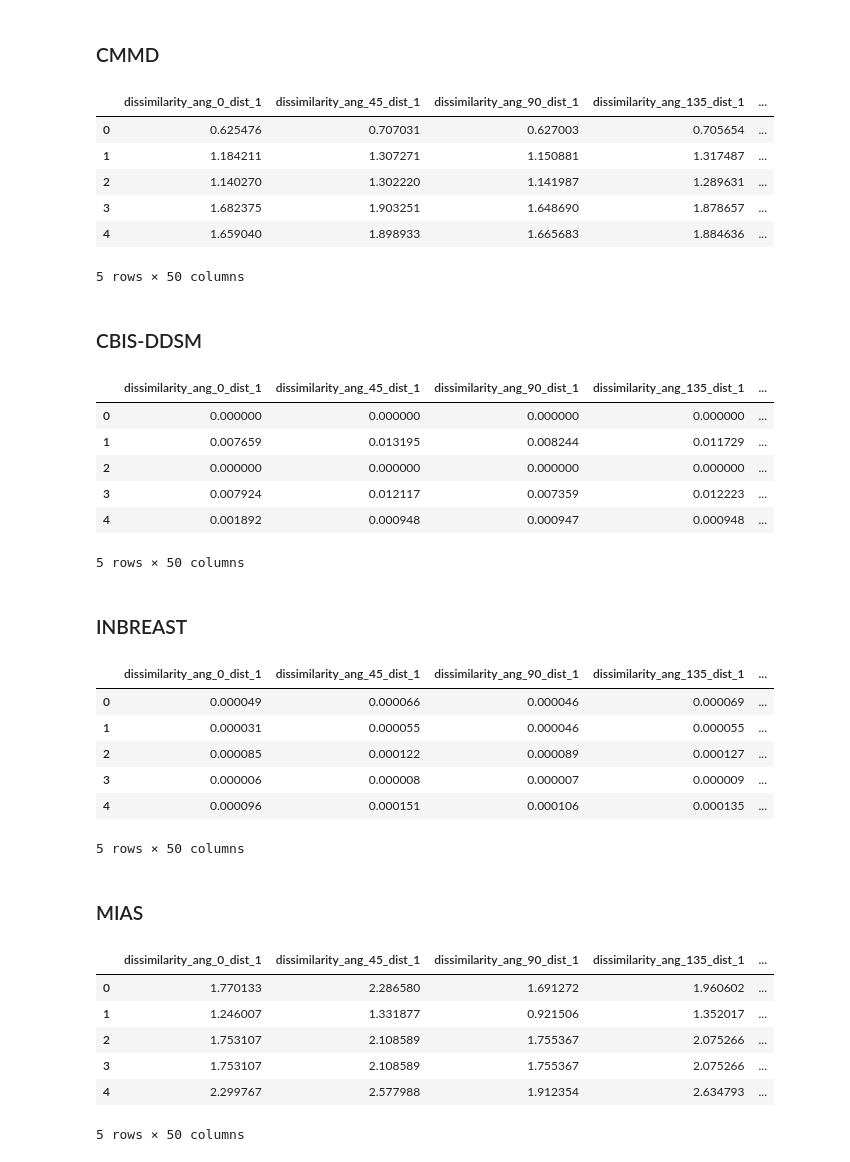
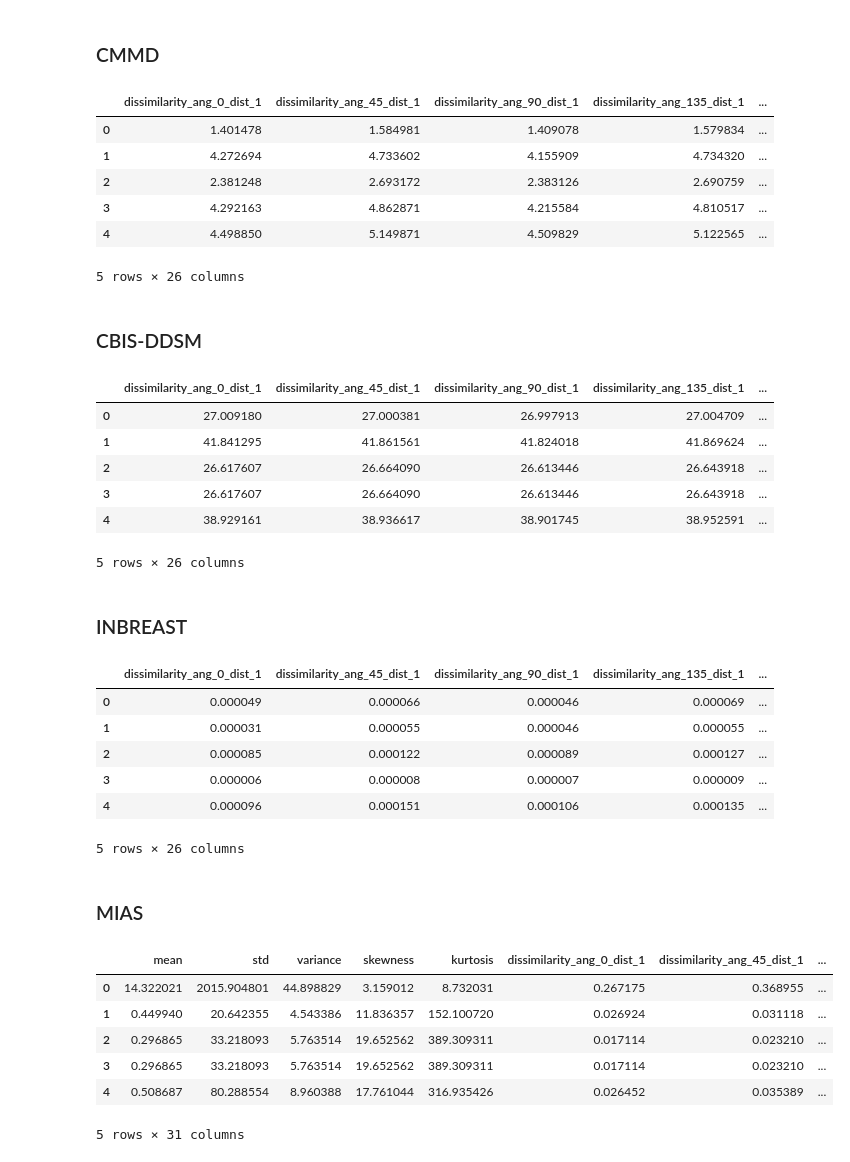
Before and after one commit to matheusssilva991/Radiomica, a Jupyter notebook: src/mamografia/extrair_features_glcm.ipynb, the cells around one changed output. Drawn from its saved outputs; the diff is of its cells as text; code cells hidden in the pictures.

```diff
--- a/src/mamografia/extrair_features_glcm.ipynb
+++ b/src/mamografia/extrair_features_glcm.ipynb
@@ -15,7 +15,7 @@ path_json = "D:\\mathe\\Documents\\PythonNotebooks\\Radiomica\\outputs\\mamograf
 
 angles = [0, np.pi/4, np.pi/2, 3*np.pi/4]
 properties = ['dissimilarity', 'correlation', 'homogeneity', 'contrast', 'ASM', 'energy']
-distances = [1, 3]
+distances = [1]
 # %% [markdown]
 ### CMMD
 # %%
@@ -37,10 +37,12 @@ for metadata in list_metadata:
         dicom_file = dcmread(path_dicom_file)
         image_paths.append(path_dicom_file)
 
-        labels.append(metadata_csv['classification'])
+        labels.append(metadata_csv['classification'].lower())
 
         # Carrega a matriz da imagem original
         image = dicom_file.pixel_array
+        image = cv2.createCLAHE(clipLimit=6.0, tileGridSize=(8,8)).apply(image)
+        image = image.astype(np.uint8)
 
         # Redimensiona a imagem original e salva no array
         if image.max() > 256:
@@ -65,12 +67,12 @@ glcm_df_CMMD.to_csv("../../outputs/mamografia/matriz_glcm_features/matriz_featur
 glcm_df_CMMD.head()
 # %% [output]
 |  | dissimilarity_ang_0_dist_1 | dissimilarity_ang_45_dist_1 | dissimilarity_ang_90_dist_1 | dissimilarity_ang_135_dist_1 | ... |
-| 0 | 0.625476 | 0.707031 | 0.627003 | 0.705654 | ... |
-| 1 | 1.184211 | 1.307271 | 1.150881 | 1.317487 | ... |
-| 2 | 1.140270 | 1.302220 | 1.141987 | 1.289631 | ... |
-| 3 | 1.682375 | 1.903251 | 1.648690 | 1.878657 | ... |
-| 4 | 1.659040 | 1.898933 | 1.665683 | 1.884636 | ... |
+| 0 | 1.401478 | 1.584981 | 1.409078 | 1.579834 | ... |
+| 1 | 4.272694 | 4.733602 | 4.155909 | 4.734320 | ... |
+| 2 | 2.381248 | 2.693172 | 2.383126 | 2.690759 | ... |
+| 3 | 4.292163 | 4.862871 | 4.215584 | 4.810517 | ... |
+| 4 | 4.498850 | 5.149871 | 4.509829 | 5.122565 | ... |
-5 rows × 50 columns
+5 rows × 26 columns
 # %% [markdown]
 ### CBIS-DDSM
 # %%
@@ -84,17 +86,19 @@ image_paths = []
 for metadata in list_metadata:
     metadata_csv = metadata['metadata_csv']
 
-    directory = Path(metadata_csv['cropped_image_path'])
+    directory = Path(metadata_csv['original_image_path'])
     paths_dicom_file = list(directory.rglob("*.dcm*"))
 
     for path_dicom_file in paths_dicom_file:
         dicom_file = dcmread(path_dicom_file)
         image_paths.append(path_dicom_file)
 
-        labels.append(metadata_csv['pathology'])
+        labels.append(metadata_csv['pathology'].lower())
 
         # Carrega a matriz da imagem original
         image = dicom_file.pixel_array
+        image = cv2.createCLAHE(clipLimit=6.0, tileGridSize=(8,8)).apply(image)
+        image = image.astype(np.uint8)
 
         # Redimensiona a imagem original e salva no array
         if image.max() > 256:
@@ -119,12 +123,12 @@ glcm_df_CBIS_DDSM.to_csv("../../outputs/mamografia/matriz_glcm_features/matriz_f
 glcm_df_CBIS_DDSM.head()
 # %% [output]
 |  | dissimilarity_ang_0_dist_1 | dissimilarity_ang_45_dist_1 | dissimilarity_ang_90_dist_1 | dissimilarity_ang_135_dist_1 | ... |
-| 0 | 0.000000 | 0.000000 | 0.000000 | 0.000000 | ... |
-| 1 | 0.007659 | 0.013195 | 0.008244 | 0.011729 | ... |
-| 2 | 0.000000 | 0.000000 | 0.000000 | 0.000000 | ... |
-| 3 | 0.007924 | 0.012117 | 0.007359 | 0.012223 | ... |
-| 4 | 0.001892 | 0.000948 | 0.000947 | 0.000948 | ... |
+| 0 | 27.009180 | 27.000381 | 26.997913 | 27.004709 | ... |
+| 1 | 41.841295 | 41.861561 | 41.824018 | 41.869624 | ... |
+| 2 | 26.617607 | 26.664090 | 26.613446 | 26.643918 | ... |
+| 3 | 26.617607 | 26.664090 | 26.613446 | 26.643918 | ... |
+| 4 | 38.929161 | 38.936617 | 38.901745 | 38.952591 | ... |
-5 rows × 50 columns
+5 rows × 26 columns
 # %% [markdown]
 ### INBREAST
 # %%
@@ -143,35 +147,34 @@ for metadata in list_metadata:
     for path_dicom_file in paths_dicom_file:
         #dicom_file = dcmread(path_dicom_file)
 
-
         label = metadata_csv['bi-rads'].replace("4a", "3").replace("4b", "3").replace("4c", "5")  # noqa: E501
         label = int(label)
 
         if label == 0:
-            label = 'INCONCLUSIVE'
+            label = 'incloclusive'
         elif label == 1:
-            label = 'NORMAL'
+            label = 'normal'
         elif label < 4:
-            label = 'BENIGN'
+            label = 'benign'
         else:
-            label = 'MALIGNANT'
+            label = 'malignant'
 
         # Carrega a matriz da imagem original
         # image = dicom_file.pixel_array
 
-        if label not in ['BENIGN', 'MALIGNANT']:
+        if label not in ['benign', 'malignant']:
             continue
 
         image = load_inbreast_mask(path_dicom_file)
-
-        image = image.astype(np.uint8)
-
         image_paths.append(path_dicom_file)
         labels.append(label)
 
         # Redimensiona a imagem original e salva no array
         if image.max() > 256:
             image = cv2.convertScaleAbs(image)
+
+        image = image.astype(np.uint8)
+        #image = cv2.createCLAHE(clipLimit=6.0, tileGridSize=(8,8)).apply(image)
 
         #image = cv2.equalizeHist(image)
         features = get_glcm_features(image, distances, angles, 256, True, True, properties)
@@ -197,7 +200,7 @@ glcm_df_INBREAST.head()
 | 2 | 0.000085 | 0.000122 | 0.000089 | 0.000127 | ... |
 | 3 | 0.000006 | 0.000008 | 0.000007 | 0.000009 | ... |
 | 4 | 0.000096 | 0.000151 | 0.000106 | 0.000135 | ... |
-5 rows × 50 columns
+5 rows × 26 columns
 # %% [markdown]
 ### MIAS
 # %%
@@ -205,6 +208,8 @@ name_json = "extracted_metadata_MIAS"
 
 list_metadata = load_json(name_json, path_json)
 glcm_features = []
+first_order_features = []
+first_order_features_labels = ['mean', 'std', 'variance', 'skewness', 'kurtosis']
 labels = []
 image_paths = []
 
@@ -214,38 +219,44 @@ for metadata in list_metadata:
     if 'classification' not in metadata_txt.keys() or 'cropped_image_path' not in metadata_txt.keys():
         continue
 
     image_path = metadata_txt['cropped_image_path']
     image_paths.append(image_path)
-    labels.append(metadata_txt['classification'])
+    labels.append(metadata_txt['classification'].lower())
 
     # Carrega a matriz da imagem original
     image = cv2.imread(image_path, cv2.IMREAD_GRAYSCALE)
+    # image = cv2.createCLAHE(clipLimit=6.0, tileGridSize=(8,8)).apply(image)
+    image = image.astype(np.uint8)
+
+    first_order_features.append(get_first_order_features(image))
 
     # Redimensiona a imagem original e salva no array
     if image.max() > 256:
         image = cv2.convertScaleAbs(image)
 
     features = get_glcm_features(image, distances, angles, 256, True, True, properties)
     glcm_features.append(features)
 
 columns = []
 angles_labels = get_angles_labels(angles)
 
 for name in properties:
     for distance in distances:
         for ang in angles_labels:
             columns.append(name + "_ang_" + ang + "_dist_" + str(distance))
 
+first_order_df = pd.DataFrame(first_order_features, columns=first_order_features_labels)
 glcm_df_MIAS = pd.DataFrame(glcm_features, columns=columns)
+glcm_df_MIAS = pd.concat([first_order_df, glcm_df_MIAS], axis=1)
 glcm_df_MIAS['pathology'] = labels
 glcm_df_MIAS['image_path'] = image_paths
 glcm_df_MIAS.to_csv("../../outputs/mamografia/matriz_glcm_features/matriz_features_glcm_MIAS.csv", index=False)
 glcm_df_MIAS.head()
 # %% [output]
-|  | dissimilarity_ang_0_dist_1 | dissimilarity_ang_45_dist_1 | dissimilarity_ang_90_dist_1 | dissimilarity_ang_135_dist_1 | ... |
-| 0 | 1.770133 | 2.286580 | 1.691272 | 1.960602 | ... |
-| 1 | 1.246007 | 1.331877 | 0.921506 | 1.352017 | ... |
-| 2 | 1.753107 | 2.108589 | 1.755367 | 2.075266 | ... |
-| 3 | 1.753107 | 2.108589 | 1.755367 | 2.075266 | ... |
-| 4 | 2.299767 | 2.577988 | 1.912354 | 2.634793 | ... |
+|  | mean | std | variance | skewness | kurtosis | dissimilarity_ang_0_dist_1 | dissimilarity_ang_45_dist_1 | ... |
+| 0 | 14.322021 | 2015.904801 | 44.898829 | 3.159012 | 8.732031 | 0.267175 | 0.368955 | ... |
+| 1 | 0.449940 | 20.642355 | 4.543386 | 11.836357 | 152.100720 | 0.026924 | 0.031118 | ... |
+| 2 | 0.296865 | 33.218093 | 5.763514 | 19.652562 | 389.309311 | 0.017114 | 0.023210 | ... |
+| 3 | 0.296865 | 33.218093 | 5.763514 | 19.652562 | 389.309311 | 0.017114 | 0.023210 | ... |
+| 4 | 0.508687 | 80.288554 | 8.960388 | 17.761044 | 316.935426 | 0.026452 | 0.035389 | ... |
-5 rows × 50 columns
+5 rows × 31 columns
```
Also changed, not shown: parts of 2 cells of this notebook, 8 other files.
